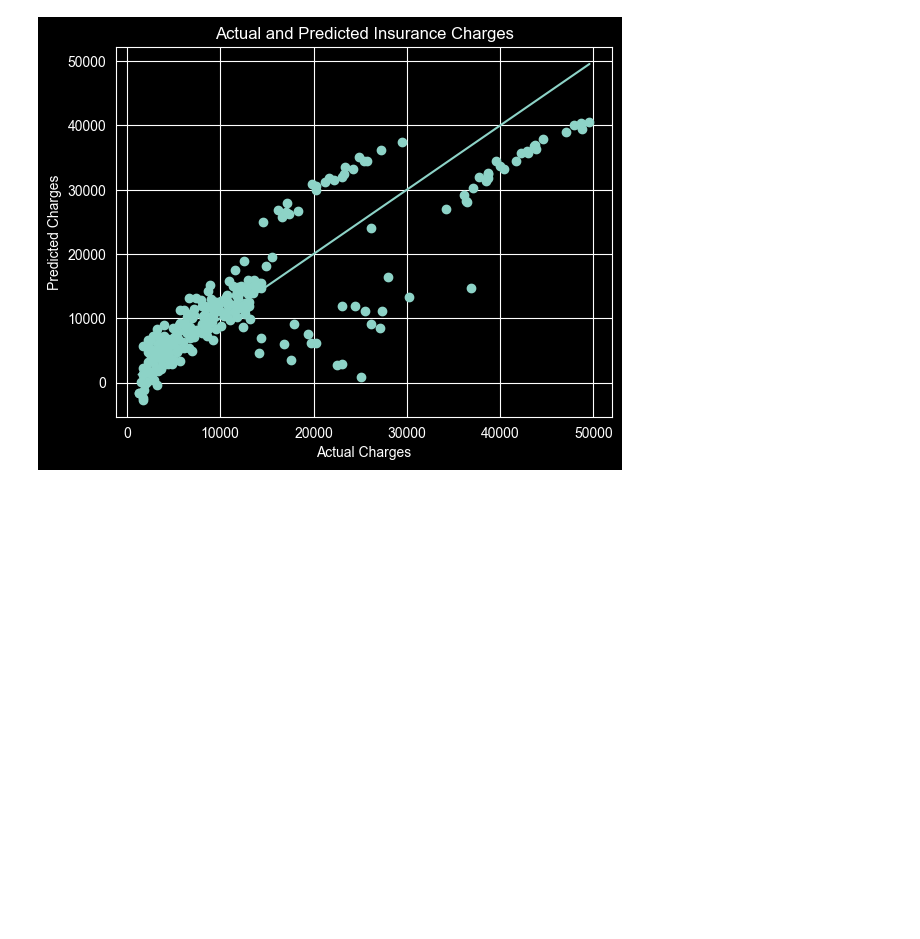
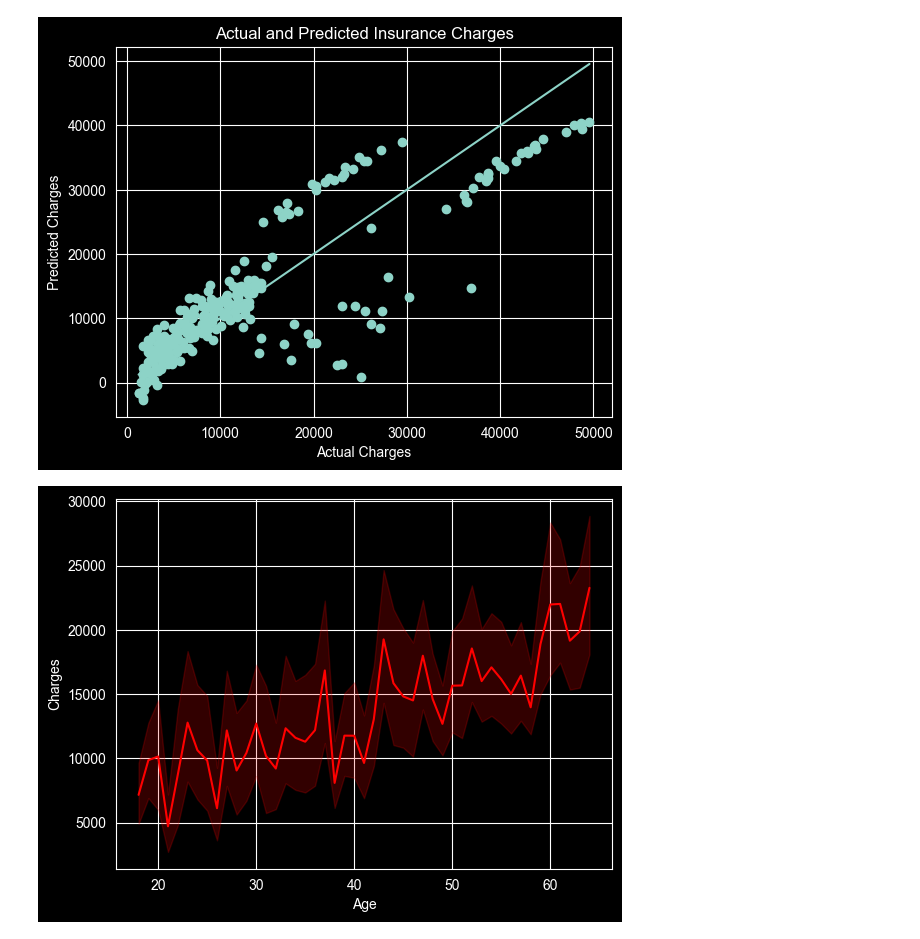
Before and after one commit to kamleshcode/AI_Internship_Practice, a Jupyter notebook: 2026-02-19_Thursday/insurance_charges_prediction.ipynb, the cells around one changed output. Saved outputs shown, nothing was run; the diff lists cells and outputs as text; code cells hidden in the pictures; blank space fills up the shorter version.

```diff
--- a/2026-02-19_Thursday/insurance_charges_prediction.ipynb
+++ b/2026-02-19_Thursday/insurance_charges_prediction.ipynb
@@ -211,3 +223,11 @@ plt.plot(
 plt.show()
 # %% [output]
 [figure]
+# %%
+plt.figure()
+sns.lineplot(x=df['age'],y=df['charges'],color='red')
+plt.xlabel("Age")
+plt.ylabel("Charges")
+plt.show()
+# %% [output]
+[figure, added]
```
Also changed, not shown: parts of 1 cell of this notebook.
